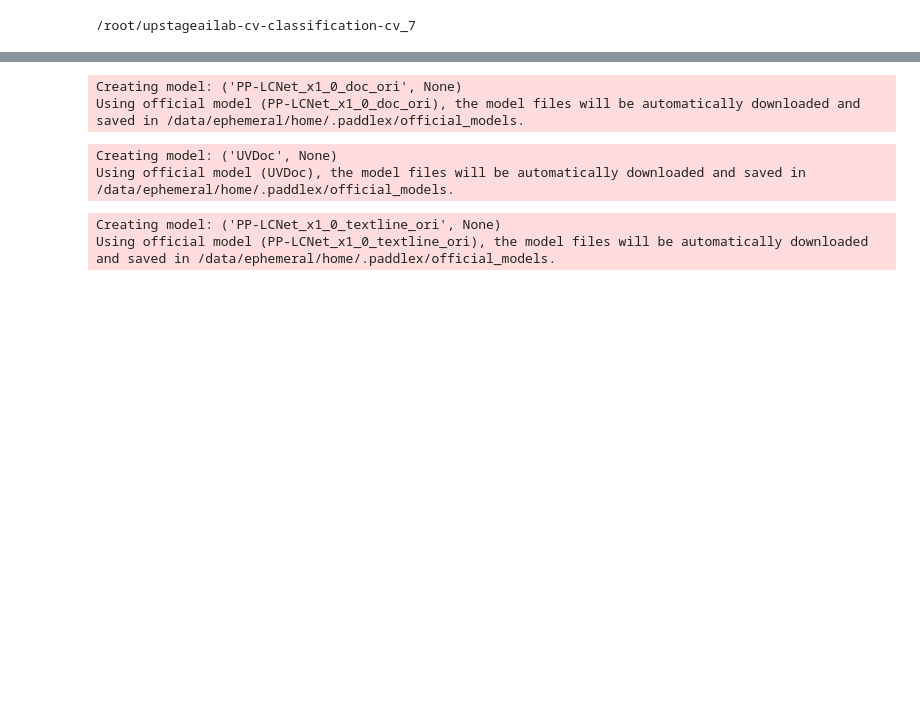
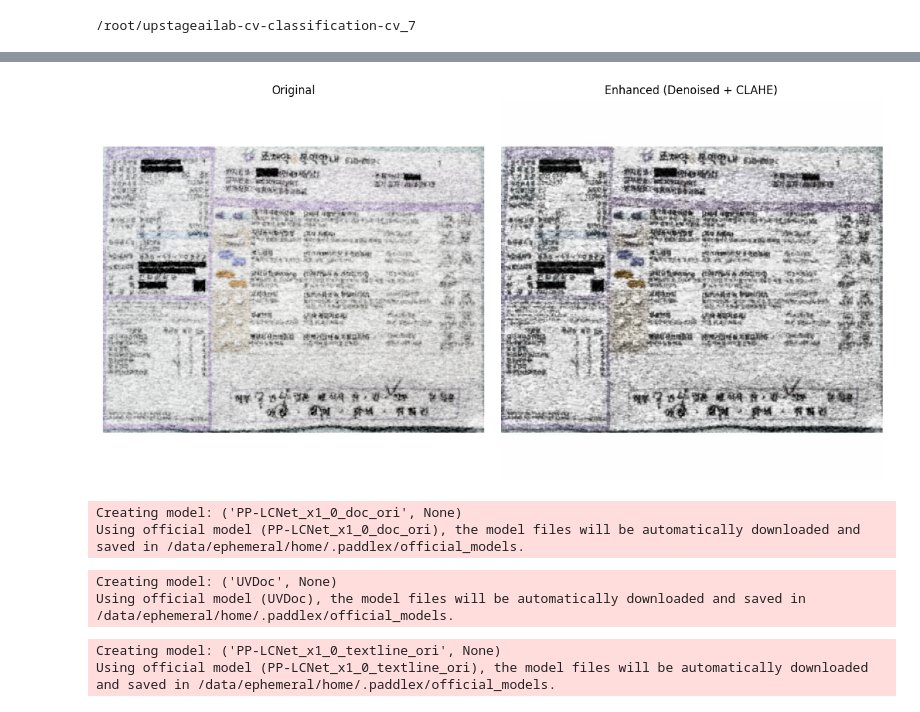
Before and after one commit to AIBootcamp13/upstageailab-cv-classification-cv_7, a Jupyter notebook: Notebook/KJB/OCR.ipynb, the cells around one changed output, grey strips where cells are left out. Saved outputs shown, nothing was run; the diff lists cells and outputs as text; code cells hidden in the pictures; blank space fills up the shorter version.

```diff
--- a/Notebook/KJB/OCR.ipynb
+++ b/Notebook/KJB/OCR.ipynb
@@ -71,0 +245,29 @@ True
+# %%
+idx = 7
+
+# 함수가 enhanced만 반환 중이면 수정 필요
+enhanced = denoise_and_contrast_enhance(images_aug[idx])
+original_img = images_aug[idx].permute(1, 2, 0).cpu().numpy()
+
+# 정규화 범위 확인 후 0~255 변환 (필요 시)
+if original_img.max() <= 1.0:
+    original_img = (original_img * 255).astype(np.uint8)
+
+plt.figure(figsize=(12, 6))
+
+# 원본 이미지
+plt.subplot(1, 2, 1)
+plt.imshow(original_img)
+plt.title("Original")
+plt.axis("off")
+
+# 디노이즈 + 대비 향상 이미지
+plt.subplot(1, 2, 2)
+plt.imshow(enhanced)
+plt.title("Enhanced (Denoised + CLAHE)")
+plt.axis("off")
+
+plt.tight_layout()
+plt.show()
+# %% [output]
+[figure, added]
```
Also changed, not shown: parts of 18 cells of this notebook, 12 other files.
